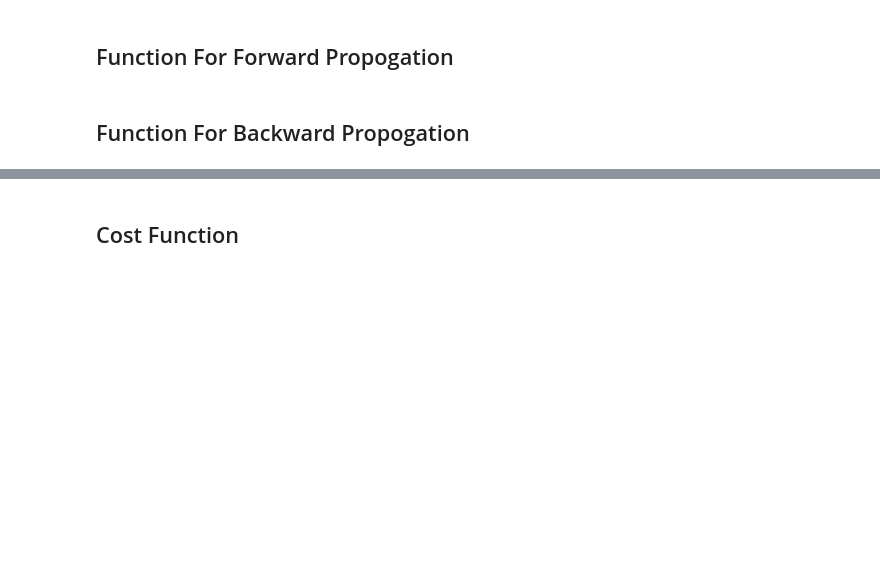
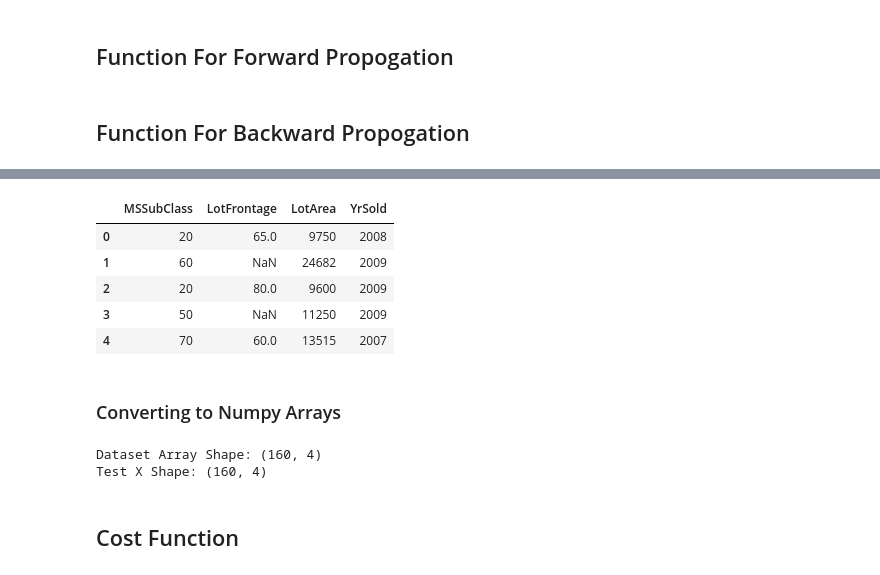
Before and after one commit to AshharShah/Deep_Learning_Assignments, a Jupyter notebook: Assignment1/Task2/CS416_Assignment1_2020478_Task2.ipynb, the cells around one changed output, grey strips where cells are left out. Cells and saved outputs as stored; diff of their text form; code cells hidden in the pictures; blank space fills up the shorter version.

```diff
--- a/Assignment1/Task2/CS416_Assignment1_2020478_Task2.ipynb
+++ b/Assignment1/Task2/CS416_Assignment1_2020478_Task2.ipynb
@@ -136,0 +152,11 @@ def back_prop(w, y, y_hat, X, alpha):
+# %%
+test_data = test_df[["MSSubClass", "LotFrontage", "LotArea", "YrSold"]]
+# %%
+test_data.head(5)
+# %% [output]
+|  | MSSubClass | LotFrontage | LotArea | YrSold |
+| 0 | 20 | 65.0 | 9750 | 2008 |
+| 1 | 60 | NaN | 24682 | 2009 |
+| 2 | 20 | 80.0 | 9600 | 2009 |
+| 3 | 50 | NaN | 11250 | 2009 |
+| 4 | 70 | 60.0 | 13515 | 2007 |
@@ -137,3 +165,26 @@ def back_prop(w, y, y_hat, X, alpha):
+# %% [markdown]
+### Converting to Numpy Arrays
+# %%
+test_dataset_array = np.array(test_data, dtype=float)
+print("Dataset Array Shape: " + str(test_dataset_array.shape))
+
+
+test_X = []
+
+for row in test_dataset_array:
+  test_X.append(row[:4])
+
+
+test_X = np.array(test_X)
+
+from sklearn.preprocessing import StandardScaler
+scaler = StandardScaler()
+test_X = scaler.fit_transform(test_X)
+
+print("Test X Shape: " + str(test_X.shape))
+# %% [output]
+Dataset Array Shape: (160, 4)
+Test X Shape: (160, 4)
 # %% [markdown]
 ## Cost Function
 # %%
```
Also changed, not shown: parts of 32 cells of this notebook, 2 other files.
